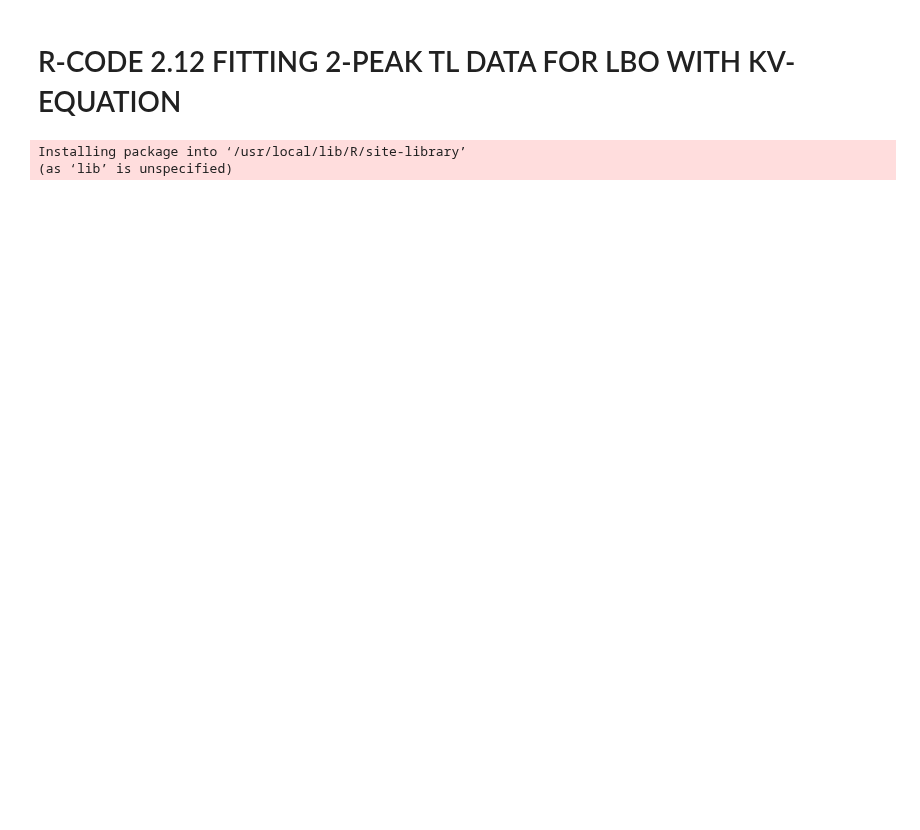
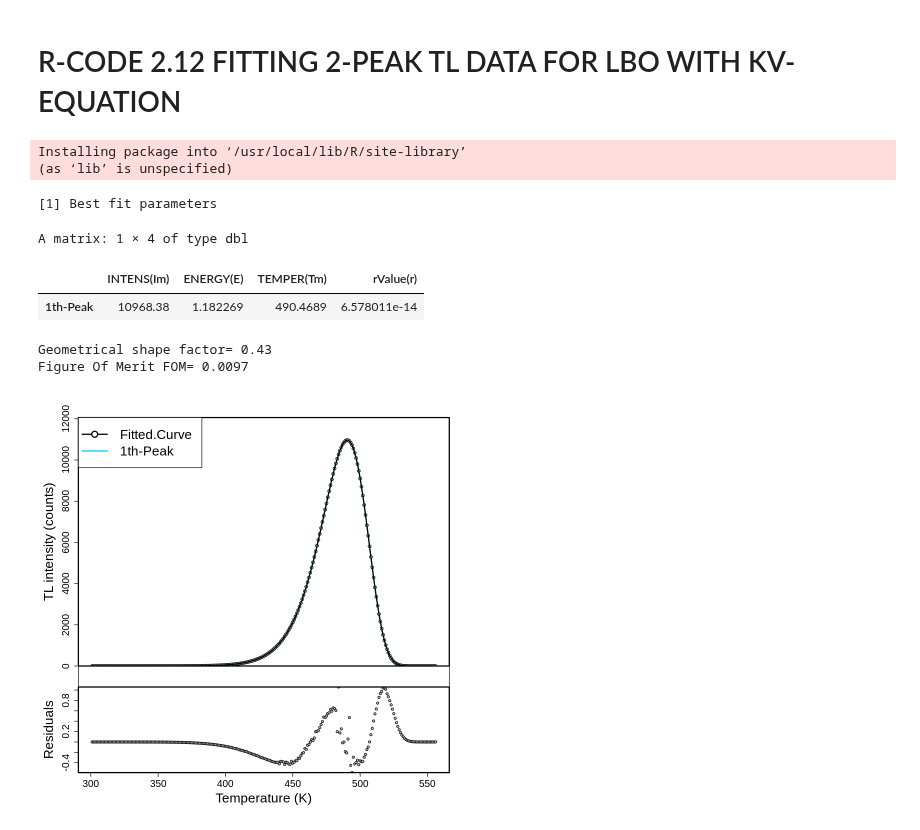
Before and after one commit to vpagonis/EURADOS-2023, a Jupyter notebook: Code_2_12.ipynb, the cells around one changed output. Saved outputs shown, nothing was run; the diff lists cells and outputs as text; code cells hidden in the pictures; blank space fills up the shorter version.

```diff
--- a/Code_2_12.ipynb
+++ b/Code_2_12.ipynb
@@ -8,6 +8,30 @@ install.packages('tgcd')
 # %% [output]
 Installing package into ‘/usr/local/lib/R/site-library’
 (as ‘lib’ is unspecified)
+# %%
+# Deconvolution of Reference glow curve #1 (project GLOCANIN)
+
+library("tgcd")
+data(Refglow)	# Load the data
+
+# Deconvolve data with 1 peak using the LAMBERT W function
+startingPars <-
+  cbind(c(15.0),c(1.0),c(520), c(0.1))   # Im, E, Tm, R
+invisible(capture.output(TL1 <- tgcd(Refglow$x001, npeak=1,
+                                     model="lw",inisPAR=startingPars,nstart=10,edit.inis=FALSE)))
+print.noquote("Best fit parameters")
+TL1$pars
+cat("\nGeometrical shape factor=",
+    round(TL1$sp[,7],2))
+cat("\nFigure Of Merit FOM=",round(TL1$FOM,4))
+# %% [output]
+[1] Best fit parameters
+A matrix: 1 × 4 of type dbl
+|  | INTENS(Im) | ENERGY(E) | TEMPER(Tm) | rValue(r) |
+| 1th-Peak | 10968.38 | 1.182269 | 490.4689 | 6.578011e-14 |
+Geometrical shape factor= 0.43
+Figure Of Merit FOM= 0.0097
+[figure, added]
 # %%
 # Deconvolve data with 2 peaks using the LAMBERT W function
 
```
Also changed, not shown: parts of 3 cells of this notebook.
